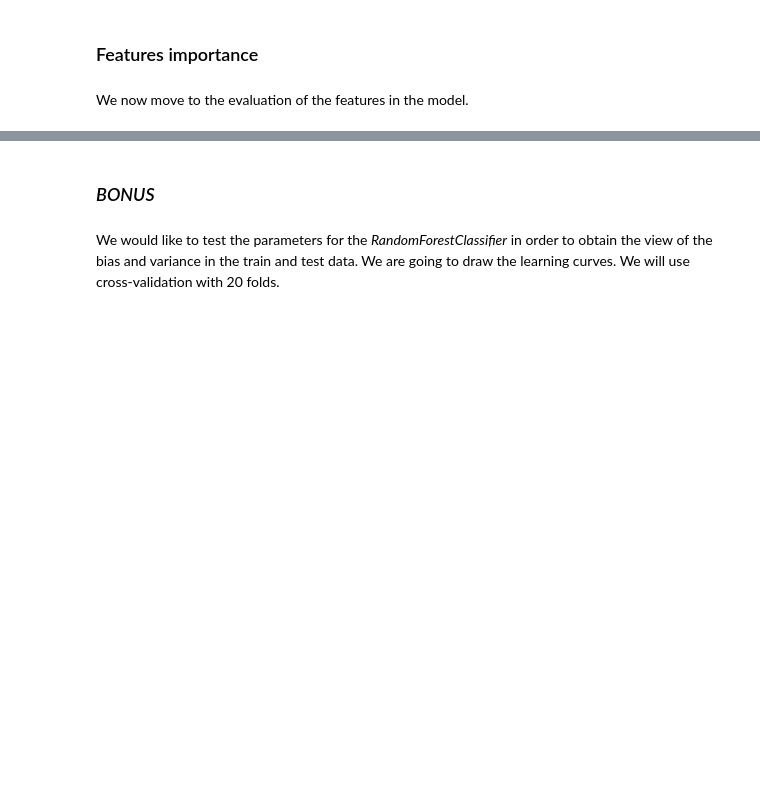
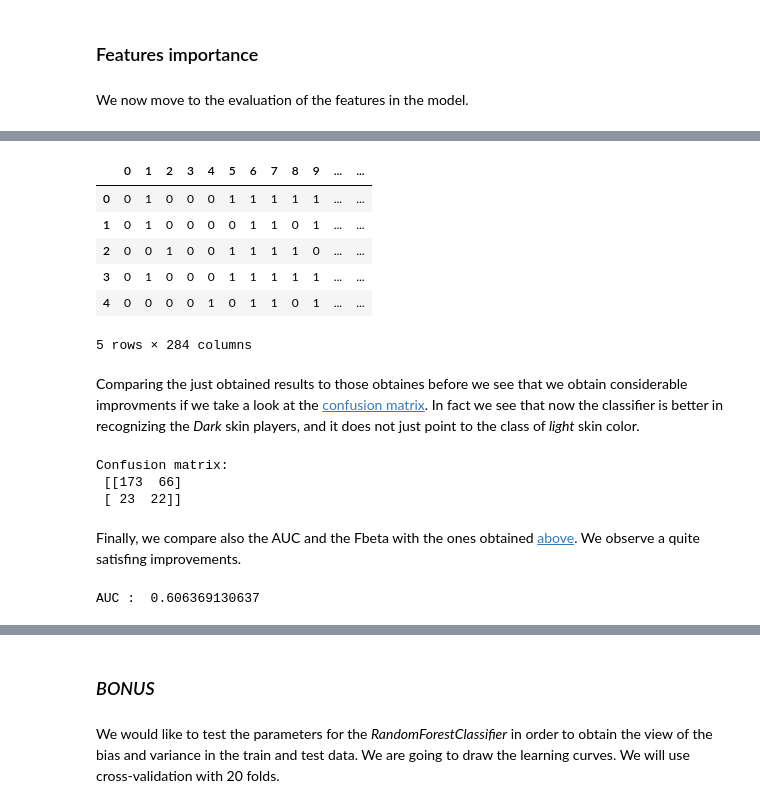
Before and after one commit to CriMenghini/ADA_Homeworks, a Jupyter notebook: Homework_4/Hw_4.ipynb, the cells around one changed output, grey strips where cells are left out. Saved outputs shown, nothing was run; the diff lists cells and outputs as text; code cells hidden in the pictures; blank space fills up the shorter version.

```diff
--- a/Homework_4/Hw_4.ipynb
+++ b/Homework_4/Hw_4.ipynb
@@ -525,2 +446,0 @@ y_5_train = y_train[X_5.index]
-# %%
-forest = RandomForestClassifier(n_estimators=100,random_state=1)
@@ -691,0 +447,5 @@ metrics.fbeta_score(y_test, average_model_predictions, beta=1.9)
+# %%
+# Fit the model
+forest.fit(X_train, y_train)
+# Compute the features importance
+importances = forest.feature_importances_
@@ -691,0 +493,2 @@ metrics.fbeta_score(y_test, average_model_predictions, beta=1.9)
+# %%
+X_1, y_1_train, X_2, y_2_train, X_3, y_3_train, X_4, y_4_train, X_5, y_5_train =  create_df(X_class_0, X_class_1, y_train, indexes, n_df=5)
@@ -691,0 +499,18 @@ metrics.fbeta_score(y_test, average_model_predictions, beta=1.9)
+# %%
+# Define the forest
+forest = RandomForestClassifier(n_estimators=40, max_depth=10 ,random_state=1)
+
+# Compute the CV on X1
+f1_score_X1 = cross_val_score(forest, X_1, y_1_train, cv=10, scoring='f1')
+
+# Compute the CV on X2
+f1_score_X2 = cross_val_score(forest, X_2, y_2_train, cv=10, scoring='f1')
+
+# Compute the CV on X3
+f1_score_X3 = cross_val_score(forest, X_3, y_3_train, cv=10, scoring='f1')
+
+# Compute the CV on X4
+f1_score_X4 = cross_val_score(forest, X_4, y_4_train, cv=10, scoring='f1')
+
+# Compute the CV on X5
+f1_score_X5 = cross_val_score(forest, X_5, y_5_train, cv=10, scoring='f1')
@@ -691,0 +556,12 @@ metrics.fbeta_score(y_test, average_model_predictions, beta=1.9)
+# %%
+# Create a dataframe of prediction (rows: classifiers, columns: players)
+prediction_df = pd.DataFrame([predict_1.T, predict_2.T, predict_3.T, predict_4.T, predict_5.T])
+prediction_df.head()
+# %% [output]
+|  | 0 | 1 | 2 | 3 | 4 | 5 | 6 | 7 | 8 | 9 | ... | ... |
+| 0 | 0 | 1 | 0 | 0 | 0 | 1 | 1 | 1 | 1 | 1 | ... | ... |
+| 1 | 0 | 1 | 0 | 0 | 0 | 0 | 1 | 1 | 0 | 1 | ... | ... |
+| 2 | 0 | 0 | 1 | 0 | 0 | 1 | 1 | 1 | 1 | 0 | ... | ... |
+| 3 | 0 | 1 | 0 | 0 | 0 | 1 | 1 | 1 | 1 | 1 | ... | ... |
+| 4 | 0 | 0 | 0 | 0 | 1 | 0 | 1 | 1 | 0 | 1 | ... | ... |
+5 rows × 284 columns
@@ -691,0 +571,15 @@ metrics.fbeta_score(y_test, average_model_predictions, beta=1.9)
+# %% [markdown]
+Comparing the just obtained results to those obtaines before we see that we obtain considerable improvments if we take a look at the [confusion matrix](#confmatr). In fact we see that now the classifier is better in recognizing the *Dark* skin players, and it does not just point to the class of *light* skin color.
+# %%
+print ('Confusion matrix: \n',
+       metrics.confusion_matrix(y_test, average_model_predictions))
+# %% [output]
+Confusion matrix:
+ [[173  66]
+ [ 23  22]]
+# %% [markdown]
+Finally, we compare also the AUC and the Fbeta with the ones obtained [above](#roc_auc). We observe a quite satisfing improvements.
+# %%
+print ('AUC : ', metrics.roc_auc_score(y_test, average_model_predictions))
+# %% [output]
+AUC :  0.606369130637
```
Also changed, not shown: parts of 87 cells of this notebook, 2 other files.
